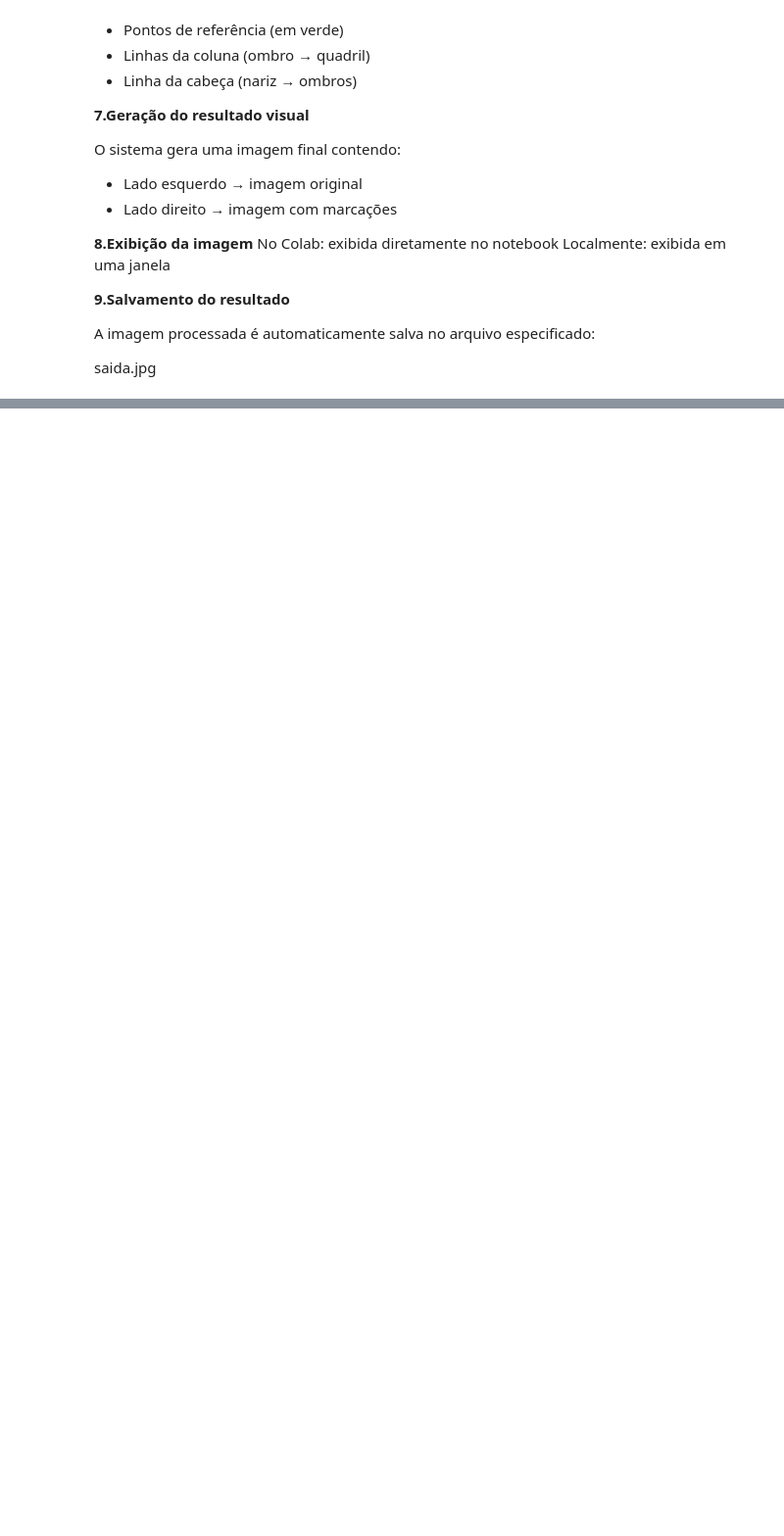
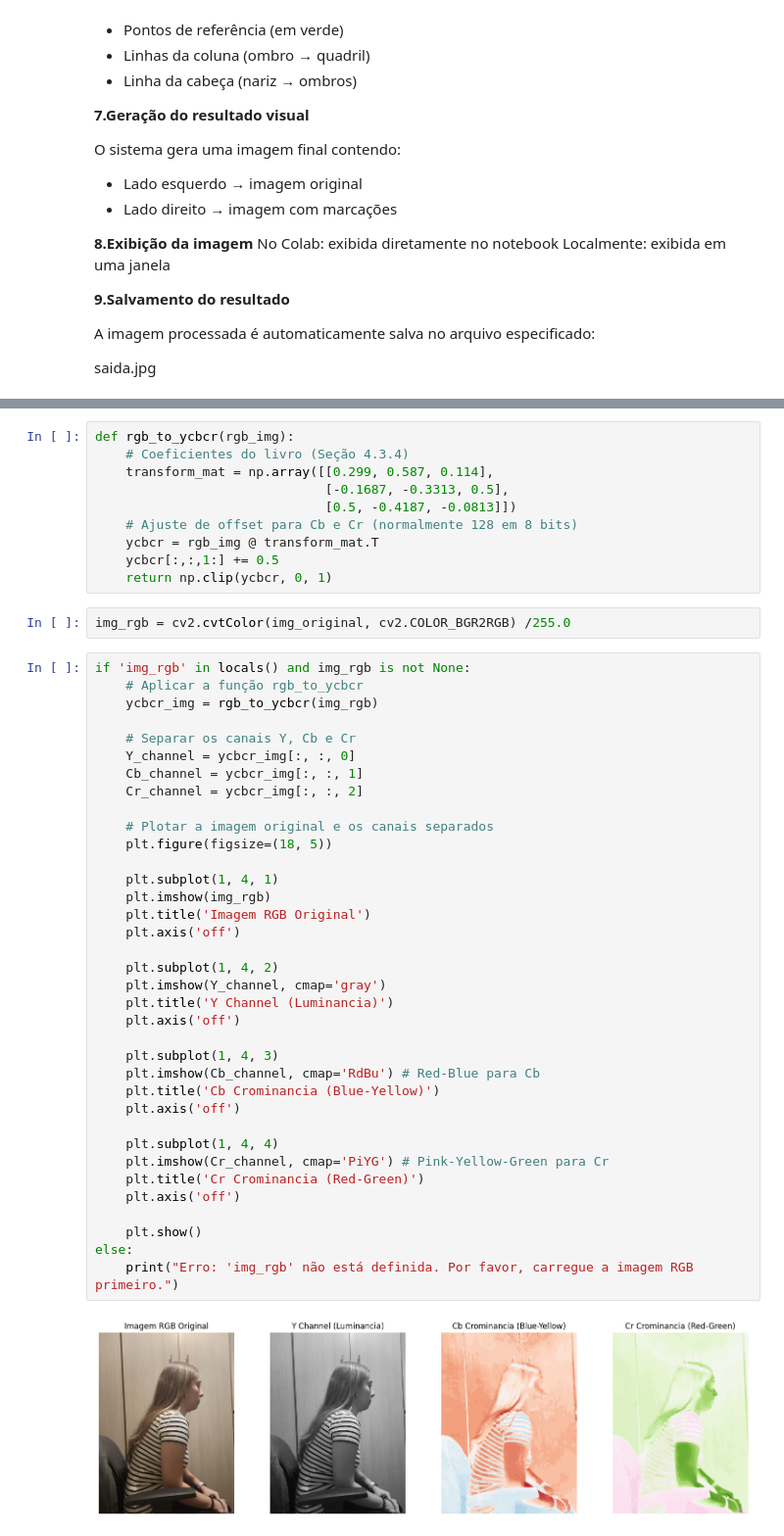
Before and after one commit to yoochuua/Processamento-digital-imagens, a Jupyter notebook: projeto/script.ipynb, the cells around one changed output, grey strips where cells are left out. Shown at 98% size. Drawn from its saved outputs; the diff is of its cells as text; blank space fills up the shorter version.

```diff
--- a/projeto/script.ipynb
+++ b/projeto/script.ipynb
@@ -166,3 +186,53 @@ Successfully installed absl-py-2.4.0 cffi-2.0.0 contourpy-1.3.3 cycler-0.12.1 fl
+# %%
+def rgb_to_ycbcr(rgb_img):
+    # Coeficientes do livro (Seção 4.3.4)
+    transform_mat = np.array([[0.299, 0.587, 0.114],
+                              [-0.1687, -0.3313, 0.5],
+                              [0.5, -0.4187, -0.0813]])
+    # Ajuste de offset para Cb e Cr (normalmente 128 em 8 bits)
+    ycbcr = rgb_img @ transform_mat.T
+    ycbcr[:,:,1:] += 0.5
+    return np.clip(ycbcr, 0, 1)
+# %%
+img_rgb = cv2.cvtColor(img_original, cv2.COLOR_BGR2RGB) /255.0
+# %%
+if 'img_rgb' in locals() and img_rgb is not None:
+    # Aplicar a função rgb_to_ycbcr
+    ycbcr_img = rgb_to_ycbcr(img_rgb)
+
+    # Separar os canais Y, Cb e Cr
+    Y_channel = ycbcr_img[:, :, 0]
+    Cb_channel = ycbcr_img[:, :, 1]
+    Cr_channel = ycbcr_img[:, :, 2]
+
+    # Plotar a imagem original e os canais separados
+    plt.figure(figsize=(18, 5))
+
+    plt.subplot(1, 4, 1)
+    plt.imshow(img_rgb)
+    plt.title('Imagem RGB Original')
+    plt.axis('off')
+
+    plt.subplot(1, 4, 2)
+    plt.imshow(Y_channel, cmap='gray')
+    plt.title('Y Channel (Luminancia)')
+    plt.axis('off')
+
+    plt.subplot(1, 4, 3)
+    plt.imshow(Cb_channel, cmap='RdBu') # Red-Blue para Cb
+    plt.title('Cb Crominancia (Blue-Yellow)')
+    plt.axis('off')
+
+    plt.subplot(1, 4, 4)
+    plt.imshow(Cr_channel, cmap='PiYG') # Pink-Yellow-Green para Cr
+    plt.title('Cr Crominancia (Red-Green)')
+    plt.axis('off')
+
+    plt.show()
+else:
+    print("Erro: 'img_rgb' não está definida. Por favor, carregue a imagem RGB primeiro.")
+# %% [output]
+[figure, added]
 # %%
 import cv2
 import mediapipe as mp
```
Also changed, not shown: parts of 20 cells of this notebook, 11 other files.
